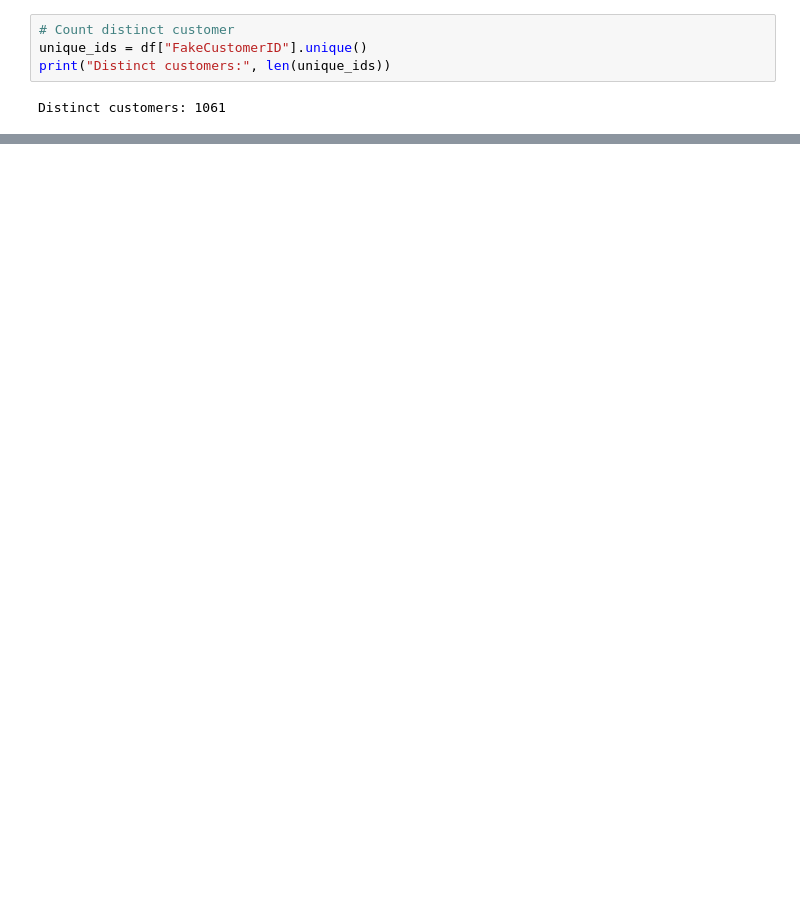
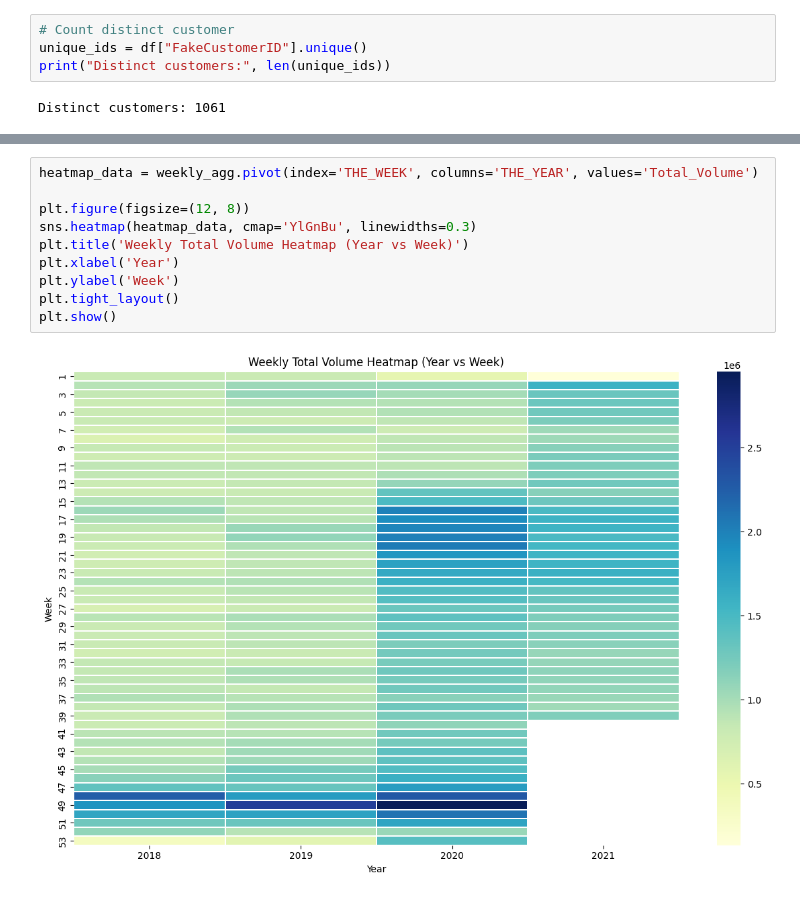
Before and after one commit to anhquanbui/finalprojectg7, a Jupyter notebook: main.ipynb, the cells around one changed output, grey strips where cells are left out. Saved outputs shown, nothing was run; the diff lists cells and outputs as text; blank space fills up the shorter version.

```diff
--- a/main.ipynb
+++ b/main.ipynb
@@ -114,0 +160,12 @@ customer_activity = df.groupby("FakeCustomerID")["THE_WEEK"].nunique().sort_valu
+# %%
+heatmap_data = weekly_agg.pivot(index='THE_WEEK', columns='THE_YEAR', values='Total_Volume')
+
+plt.figure(figsize=(12, 8))
+sns.heatmap(heatmap_data, cmap='YlGnBu', linewidths=0.3)
+plt.title('Weekly Total Volume Heatmap (Year vs Week)')
+plt.xlabel('Year')
+plt.ylabel('Week')
+plt.tight_layout()
+plt.show()
+# %% [output]
+[figure, added]
```
Also changed, not shown: parts of 20 cells of this notebook.
